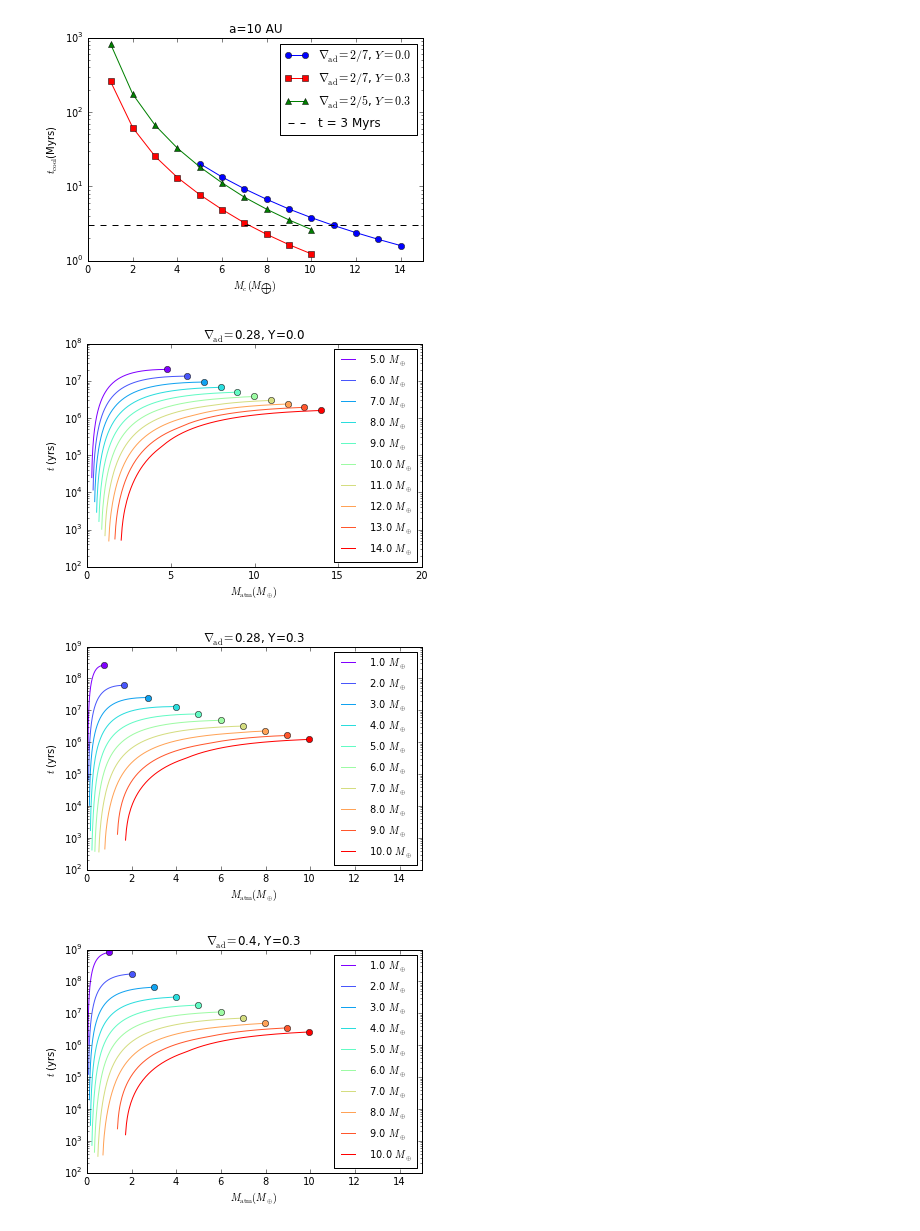
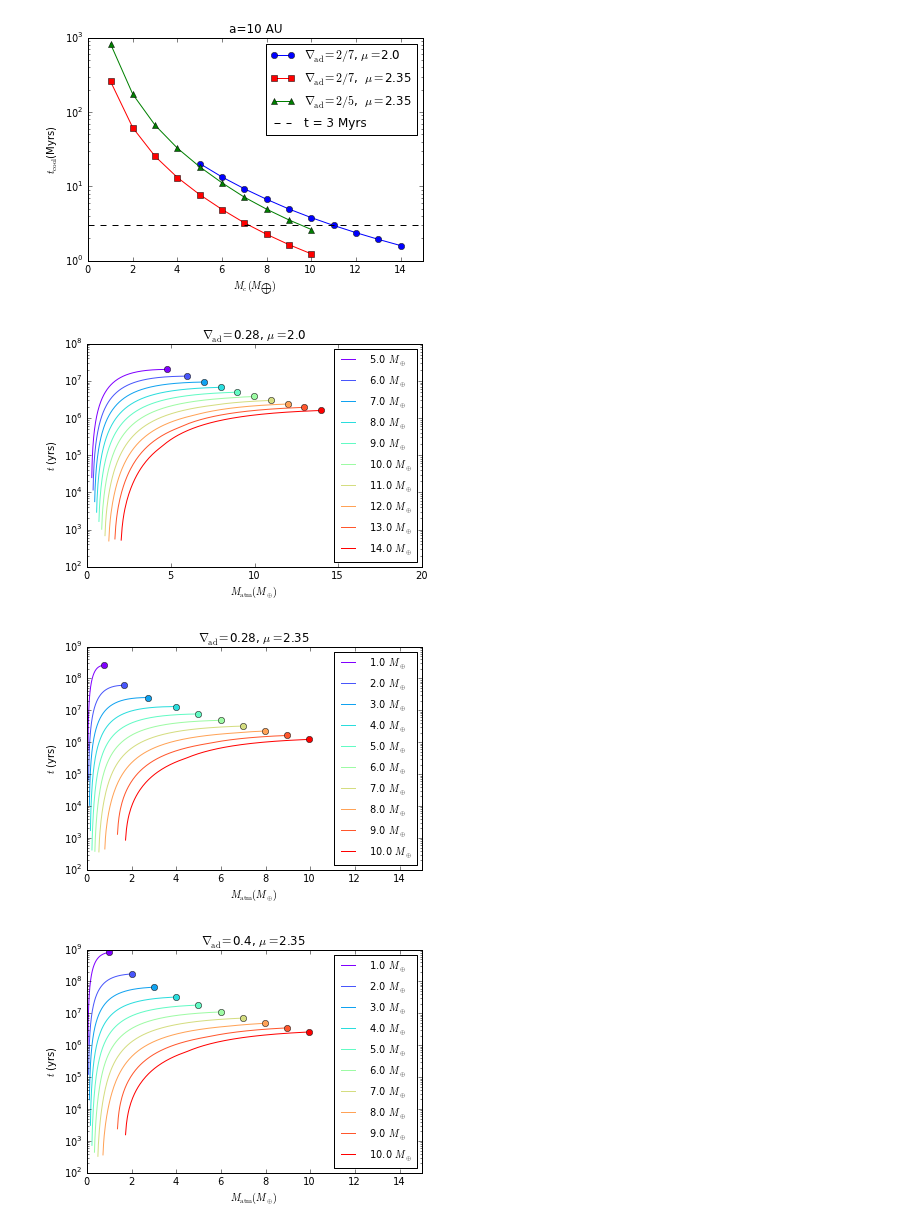
Before and after one commit to apiso/core_accretion, a Jupyter notebook: python/RadSGPoly/cooling_fixed_disklife.ipynb, the cells around one changed output. Cells and saved outputs as stored; diff of their text form; code cells hidden in the pictures.

Commit message:
changed Y to mu on plots and added plots for the poster

```diff
--- a/python/RadSGPoly/cooling_fixed_disklife.ipynb
+++ b/python/RadSGPoly/cooling_fixed_disklife.ipynb
@@ -76,9 +76,9 @@ Mc00 = numpy.linspace(5, 14, 10)
 Mc03 = numpy.linspace(1, 10, 10)
 Mc03m = numpy.linspace(1, 10, 10)
 # %%
-Mct_a10_00 = ph.t_vs_Mc_fixed_a(2. / 7, 0.0, 10.0, returnt = 1)
-Mct_a10_03 = ph.t_vs_Mc_fixed_a(2. / 7, 0.3, 10.0, returnt = 1)
-Mct_a10_03m = ph.t_vs_Mc_fixed_a(2. / 5, 0.3, 10.0, returnt = 1)
+Mct_a10_00 = ph.t_vs_Mc_fixed_a(2. / 7, 0.0, a, returnt = 1)
+Mct_a10_03 = ph.t_vs_Mc_fixed_a(2. / 7, 0.3, a, returnt = 1)
+Mct_a10_03m = ph.t_vs_Mc_fixed_a(2. / 5, 0.3, a, returnt = 1)
 # %%
 Mc00 = Mct_a10_00[0]
 ttot00 = Mct_a10_00[1]
@@ -98,27 +98,27 @@ Mcrittot03m = Mct_a10_03m[2]
 dt03m = Mct_a10_03m[3]
 tcum03m = Mct_a10_03m[4]
 # %%
-savefig = 0
+savefig = 1
 filename = 'coolingtime_vs_Mc_10au.pdf'
 
-plt.semilogy(Mc00, ttot00 / 10**6, '-o', label = r'$\nabla_{\mathrm{ad}}=2/7$, $Y=0.0$')
-plt.semilogy(Mc03, ttot03 / 10**6, '-sr', label = r'$\nabla_{\mathrm{ad}}=2/7$, $Y=0.3$')
-plt.semilogy(Mc03m, ttot03m / 10**6, '-g^', label = r'$\nabla_{\mathrm{ad}}=2/5$, $Y=0.3$')
+plt.semilogy(Mc00, ttot00 / 10**6, '-o', label = r'$\nabla_{\mathrm{ad}}=2/7$, $\mu=$' + str(mufn(Y00)))
+plt.semilogy(Mc03, ttot03 / 10**6, '-sr', label = r'$\nabla_{\mathrm{ad}}=2/7$,  $\mu=$' + str(mufn(Y03))[:4])
+plt.semilogy(Mc03m, ttot03m / 10**6, '-g^', label = r'$\nabla_{\mathrm{ad}}=2/5$,  $\mu=$' + str(mufn(Y03))[:4])
 plt.axhline(y = 3, linestyle = '--', color = 'black', label = 't = 3 Myrs')
 plt.xlabel(r'$M_c (M_{\bigoplus})$ ')
 plt.ylabel(r'$t_{\mathrm{cool}}$(Myrs)')
 plt.xlim(0, 15)
 plt.legend()
 plt.title(r'a=' + str(int(a)) + ' AU')
 if savefig != 0:
     plt.savefig(userpath + '/figs/ModelAtmospheres/RadSelfGravPoly/' + filename)
 plt.show()
 # %% [output]
-[figure, old version]
+[figure, new version]
 # %%
 rnb = numpy.linspace(0, 256, 10)
 mtot = 0
-savefig = 0
+savefig = 1
 filename = 'cumul_coolingtime_vs_Matm_10au_Y0.0.pdf'
 
 if mtot == 0:
@@ -139,15 +139,15 @@ else:
 
 plt.legend(loc = 4, prop = {'size':10})
 plt.ylabel(r'$t$ (yrs)')
-plt.title(r'$\nabla_{\mathrm{ad}}=$' + str(delad27)[:4] + ', Y=' + str(Y00))
+plt.title(r'$\nabla_{\mathrm{ad}}=$' + str(delad27)[:4] + ', $\mu=$' + str(mufn(Y00)))
 if savefig != 0:
     plt.savefig(userpath + '/figs/ModelAtmospheres/RadSelfGravPoly/' + filename)
 # %% [output]
-[figure, old version]
+[figure, new version]
 # %%
 rnb = numpy.linspace(0, 256, 10)
 mtot = 0
-savefig = 0
+savefig = 1
 filename = 'cumul_coolingtime_vs_Matm_10au_Y0.3.pdf'
 
 if mtot == 0:
@@ -168,11 +168,11 @@ else:
 
 plt.legend(loc = 4, prop = {'size':10})
 plt.ylabel(r'$t$ (yrs)')
-plt.title(r'$\nabla_{\mathrm{ad}}=$' + str(delad27)[:4] + ', Y=' + str(Y03))
+plt.title(r'$\nabla_{\mathrm{ad}}=$' + str(delad27)[:4] + ', $\mu=$' + str(mufn(Y03))[:4])
 if savefig != 0:
     plt.savefig(userpath + '/figs/ModelAtmospheres/RadSelfGravPoly/' + filename)
 # %% [output]
-[figure, old version]
+[figure, new version]
 # %%
 rnb = numpy.linspace(0, 256, 10)
 mtot = 0
@@ -197,11 +197,11 @@ else:
 
 plt.legend(loc = 4, prop = {'size':10})
 plt.ylabel(r'$t$ (yrs)')
-plt.title(r'$\nabla_{\mathrm{ad}}=$' + str(delad25)[:4] + ', Y=' + str(Y03))
+plt.title(r'$\nabla_{\mathrm{ad}}=$' + str(delad25)[:4] + ', $\mu=$' + str(mufn(Y03))[:4])
 if savefig != 0:
     plt.savefig(userpath + '/figs/ModelAtmospheres/RadSelfGravPoly/' + filename)
 # %% [output]
-[figure, old version]
+[figure, new version]
 # %%
 au = numpy.linspace(10, 100, 10)
 
```
Also changed, not shown: parts of 2 cells of this notebook, 8 other files.
